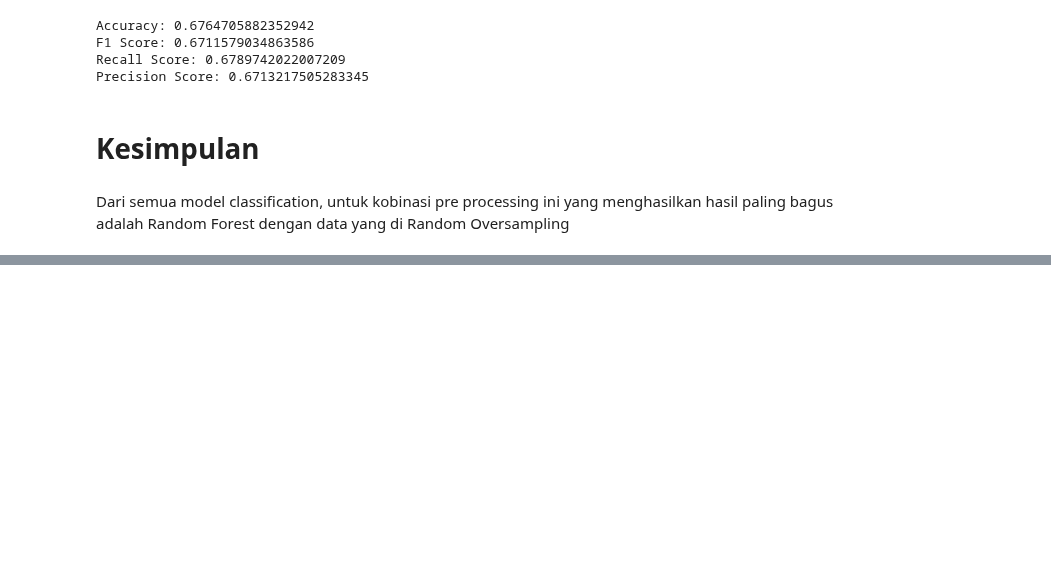
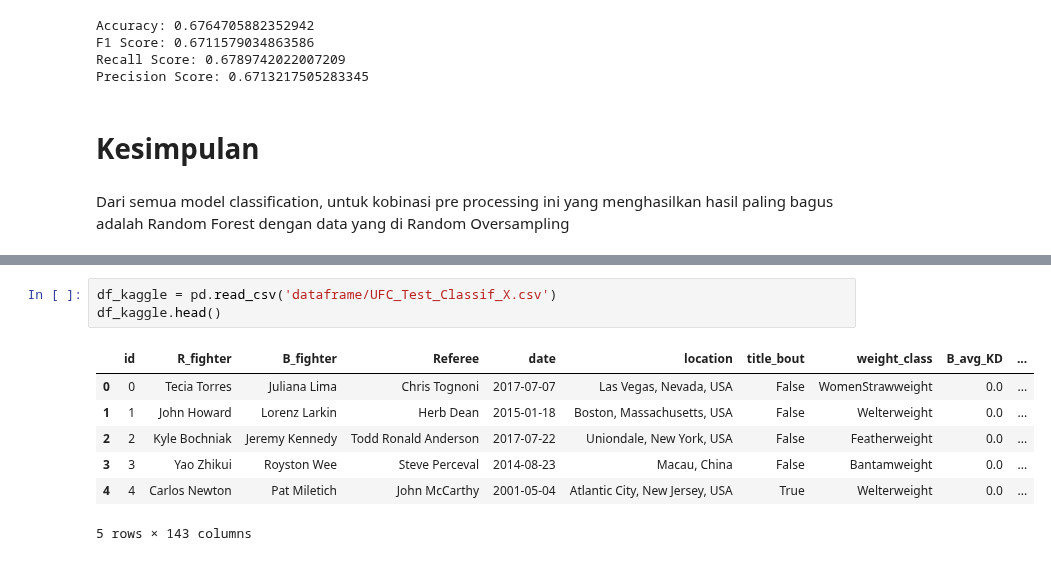
Before and after one commit to breadworshipper/TK-Kasdad, a Jupyter notebook: classification/kombinasi3_classif.ipynb, the cells around one changed output, grey strips where cells are left out. Saved outputs shown, nothing was run; the diff lists cells and outputs as text; blank space fills up the shorter version.

Commit message:
Add Kaggle Prediction

```diff
--- a/classification/kombinasi3_classif.ipynb
+++ b/classification/kombinasi3_classif.ipynb
@@ -735,0 +769,11 @@ Dari semua model classification, untuk kobinasi pre processing ini yang menghasi
+# %%
+df_kaggle = pd.read_csv('dataframe/UFC_Test_Classif_X.csv')
+df_kaggle.head()
+# %% [output]
+|  | id | R_fighter | B_fighter | Referee | date | location | title_bout | weight_class | B_avg_KD | ... |
+| 0 | 0 | Tecia Torres | Juliana Lima | Chris Tognoni | 2017-07-07 | Las Vegas, Nevada, USA | False | WomenStrawweight | 0.0 | ... |
+| 1 | 1 | John Howard | Lorenz Larkin | Herb Dean | 2015-01-18 | Boston, Massachusetts, USA | False | Welterweight | 0.0 | ... |
+| 2 | 2 | Kyle Bochniak | Jeremy Kennedy | Todd Ronald Anderson | 2017-07-22 | Uniondale, New York, USA | False | Featherweight | 0.0 | ... |
+| 3 | 3 | Yao Zhikui | Royston Wee | Steve Perceval | 2014-08-23 | Macau, China | False | Bantamweight | 0.0 | ... |
+| 4 | 4 | Carlos Newton | Pat Miletich | John McCarthy | 2001-05-04 | Atlantic City, New Jersey, USA | True | Welterweight | 0.0 | ... |
+5 rows × 143 columns
```
Also changed, not shown: parts of 13 cells of this notebook, 4 other files.
